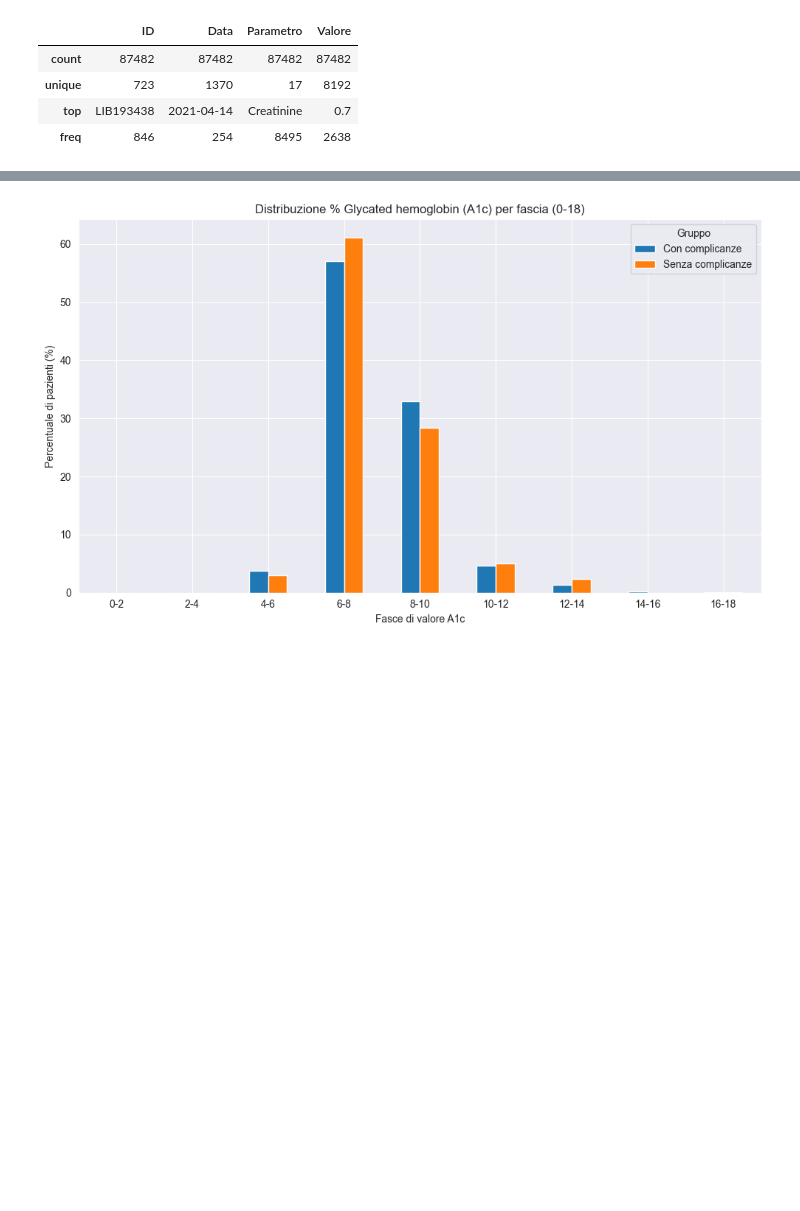
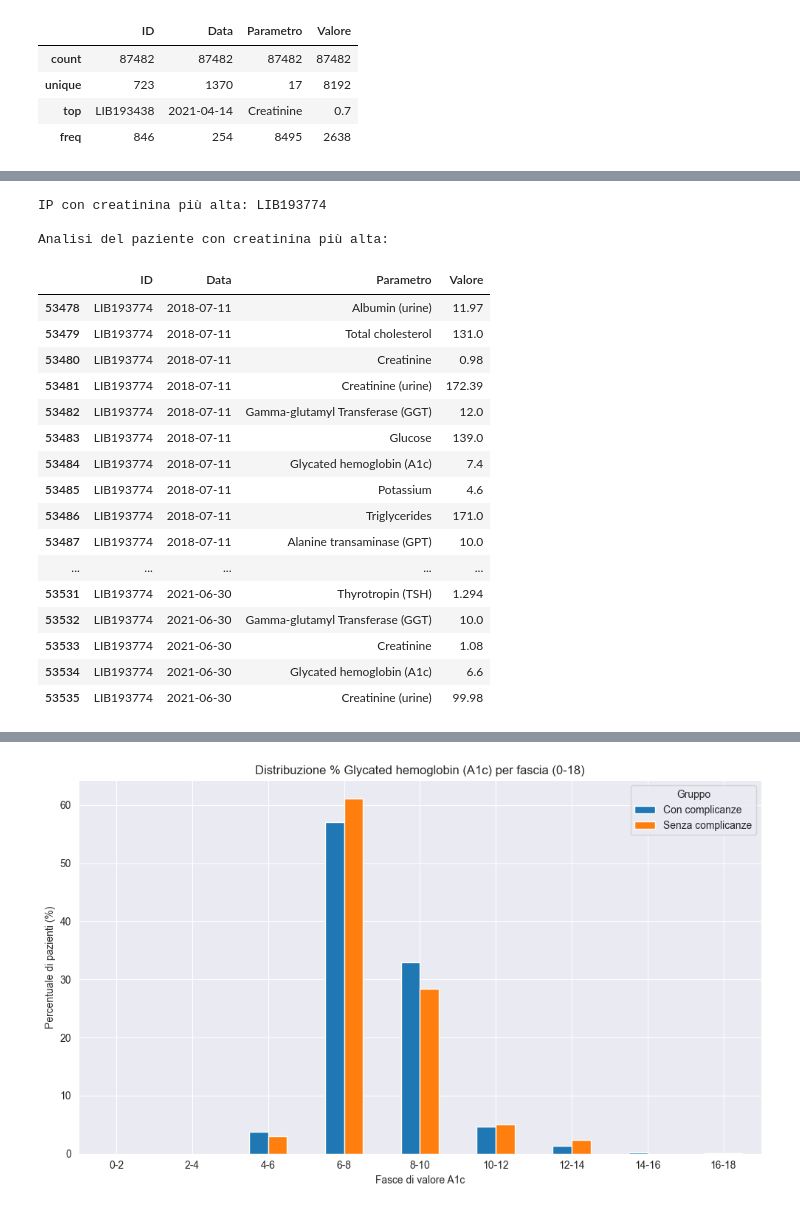
Before and after one commit to MatteoAv/AnalisiDatasetDiabete, a Jupyter notebook: Parametri_Biochimici.ipynb, the cells around one changed output, grey strips where cells are left out. Saved outputs shown, nothing was run; the diff lists cells and outputs as text; code cells hidden in the pictures; blank space fills up the shorter version.

```diff
--- a/Parametri_Biochimici.ipynb
+++ b/Parametri_Biochimici.ipynb
@@ -8,6 +8,7 @@ df = pd.read_csv("Excel/Biochemical_parameters.csv", names=["ID", "Data", "Param
 indici_da_droppare = df[df['Parametro'] == 'Name'].index
 df = df.drop(indici_da_droppare)
 df1 = df
+df3 = df
 
 df2 = pd.read_csv("Excel/Diagnostics.csv", names=["ID", "Codice", "Complicanza"])
 
@@ -180,4 +181,42 @@ tabella_senza
 | 14 | Total cholesterol | mg/dL | 0–200 | (201, 299) | 1434 | 499 | 84.000 | ... |
 | 15 | Triglycerides | mg/dL | 0–150 | (151, 500) | 1405 | 499 | 23.000 | ... |
 | 16 | Uric acid | mg/dL | 3.0–8.2 | ((0, 2.9), (8.3, 12.0)) | 1165 | 504 | 1.000 | ... |
+# %%
+# Isola solo le righe con parametro "Creatinina"
+creatinina_df = df3[df3["Parametro"] == "Creatinine (urine)"].copy()
+
+# Trova la riga con il valore massimo di creatinina
+riga_max = creatinina_df.loc[creatinina_df["Valore"].idxmax()]
+
+# Estrai l'ID corrispondente
+ip_max_creatinina = riga_max["ID"]
+print(f"IP con creatinina più alta: {ip_max_creatinina}")
+
+# Seleziona tutte le analisi di quella persona (tutti i parametri)
+analisi_paziente = df[df["ID"] == ip_max_creatinina]
+
+# Visualizza le analisi
+print("\nAnalisi del paziente con creatinina più alta:")
+analisi_paziente
+# %% [output]
+IP con creatinina più alta: LIB193774
+
+Analisi del paziente con creatinina più alta:
+|  | ID | Data | Parametro | Valore |
+| 53478 | LIB193774 | 2018-07-11 | Albumin (urine) | 11.97 |
+| 53479 | LIB193774 | 2018-07-11 | Total cholesterol | 131.0 |
+| 53480 | LIB193774 | 2018-07-11 | Creatinine | 0.98 |
+| 53481 | LIB193774 | 2018-07-11 | Creatinine (urine) | 172.39 |
+| 53482 | LIB193774 | 2018-07-11 | Gamma-glutamyl Transferase (GGT) | 12.0 |
+| 53483 | LIB193774 | 2018-07-11 | Glucose | 139.0 |
+| 53484 | LIB193774 | 2018-07-11 | Glycated hemoglobin (A1c) | 7.4 |
+| 53485 | LIB193774 | 2018-07-11 | Potassium | 4.6 |
+| 53486 | LIB193774 | 2018-07-11 | Triglycerides | 171.0 |
+| 53487 | LIB193774 | 2018-07-11 | Alanine transaminase (GPT) | 10.0 |
+| ... | ... | ... | ... | ... |
+| 53531 | LIB193774 | 2021-06-30 | Thyrotropin (TSH) | 1.294 |
+| 53532 | LIB193774 | 2021-06-30 | Gamma-glutamyl Transferase (GGT) | 10.0 |
+| 53533 | LIB193774 | 2021-06-30 | Creatinine | 1.08 |
+| 53534 | LIB193774 | 2021-06-30 | Glycated hemoglobin (A1c) | 6.6 |
+| 53535 | LIB193774 | 2021-06-30 | Creatinine (urine) | 99.98 |
 # %%
```
Also changed, not shown: parts of 3 cells of this notebook, 1 other file.
